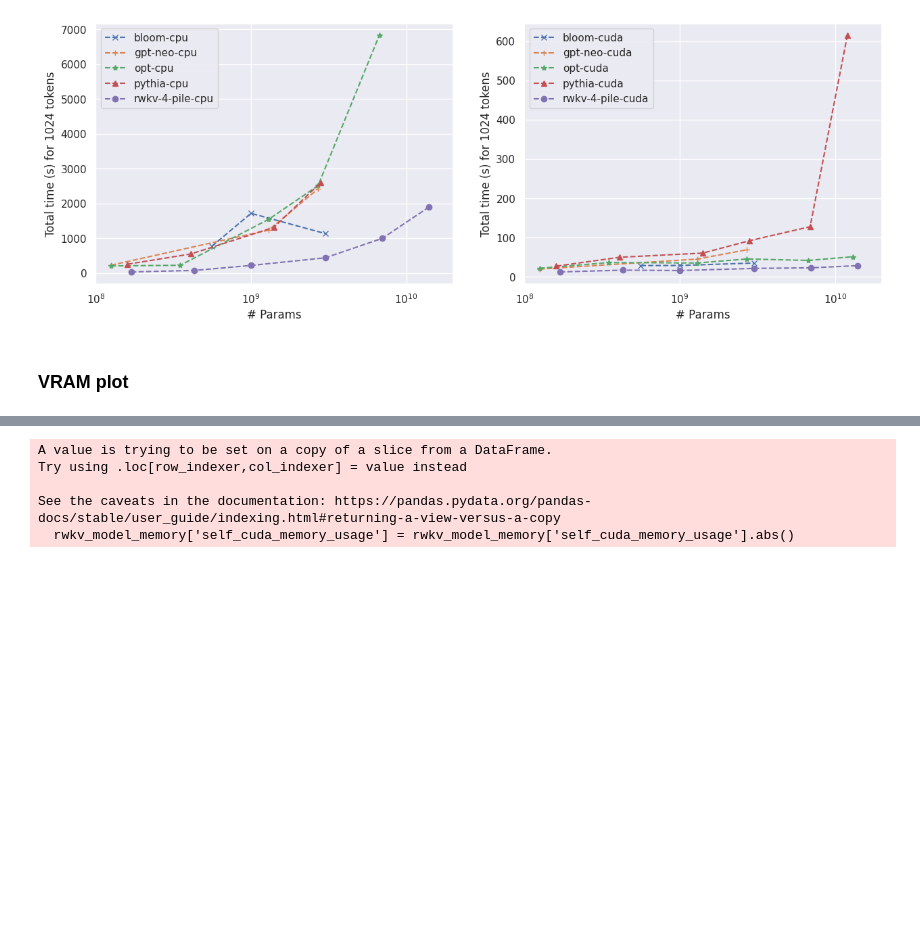
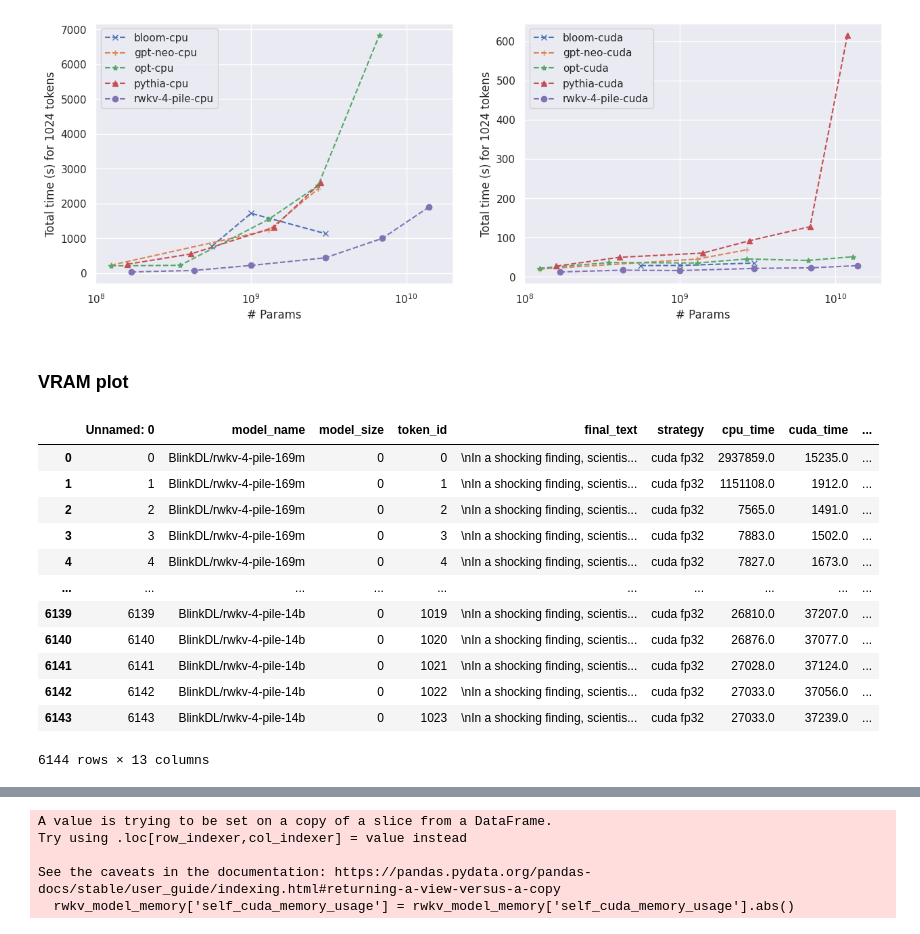
Before and after one commit to SSamDav/RWKV-Inference-Experiments, a Jupyter notebook: plots.ipynb, the cells around one changed output, grey strips where cells are left out. Saved outputs shown, nothing was run; the diff lists cells and outputs as text; code cells hidden in the pictures; blank space fills up the shorter version.

```diff
--- a/plots.ipynb
+++ b/plots.ipynb
@@ -79,6 +80,22 @@ df["memory"] = df["self_cuda_memory_usage"].abs()
 df_cpu["memory"] = df_cpu["cpu_memory_usage"]
 df_rwkv["memory"] = df_rwkv["self_cuda_memory_usage"].abs()
 df_rwkv_cpu["memory"] = df_rwkv_cpu["cpu_memory_usage"]
+# %%
+df_rwkv
+# %% [output]
+|  | Unnamed: 0 | model_name | model_size | token_id | final_text | strategy | cpu_time | cuda_time | ... |
+| 0 | 0 | BlinkDL/rwkv-4-pile-169m | 0 | 0 | \nIn a shocking finding, scientis... | cuda fp32 | 2937859.0 | 15235.0 | ... |
+| 1 | 1 | BlinkDL/rwkv-4-pile-169m | 0 | 1 | \nIn a shocking finding, scientis... | cuda fp32 | 1151108.0 | 1912.0 | ... |
+| 2 | 2 | BlinkDL/rwkv-4-pile-169m | 0 | 2 | \nIn a shocking finding, scientis... | cuda fp32 | 7565.0 | 1491.0 | ... |
+| 3 | 3 | BlinkDL/rwkv-4-pile-169m | 0 | 3 | \nIn a shocking finding, scientis... | cuda fp32 | 7883.0 | 1502.0 | ... |
+| 4 | 4 | BlinkDL/rwkv-4-pile-169m | 0 | 4 | \nIn a shocking finding, scientis... | cuda fp32 | 7827.0 | 1673.0 | ... |
+| ... | ... | ... | ... | ... | ... | ... | ... | ... | ... |
+| 6139 | 6139 | BlinkDL/rwkv-4-pile-14b | 0 | 1019 | \nIn a shocking finding, scientis... | cuda fp32 | 26810.0 | 37207.0 | ... |
+| 6140 | 6140 | BlinkDL/rwkv-4-pile-14b | 0 | 1020 | \nIn a shocking finding, scientis... | cuda fp32 | 26876.0 | 37077.0 | ... |
+| 6141 | 6141 | BlinkDL/rwkv-4-pile-14b | 0 | 1021 | \nIn a shocking finding, scientis... | cuda fp32 | 27028.0 | 37124.0 | ... |
+| 6142 | 6142 | BlinkDL/rwkv-4-pile-14b | 0 | 1022 | \nIn a shocking finding, scientis... | cuda fp32 | 27033.0 | 37056.0 | ... |
+| 6143 | 6143 | BlinkDL/rwkv-4-pile-14b | 0 | 1023 | \nIn a shocking finding, scientis... | cuda fp32 | 27033.0 | 37239.0 | ... |
+6144 rows × 13 columns
 # %%
 df = pd.concat([df, df_cpu])
 df_rwkv = pd.concat([df_rwkv, df_rwkv_cpu])
```
Also changed, not shown: parts of 3 cells of this notebook, 3 other files.
